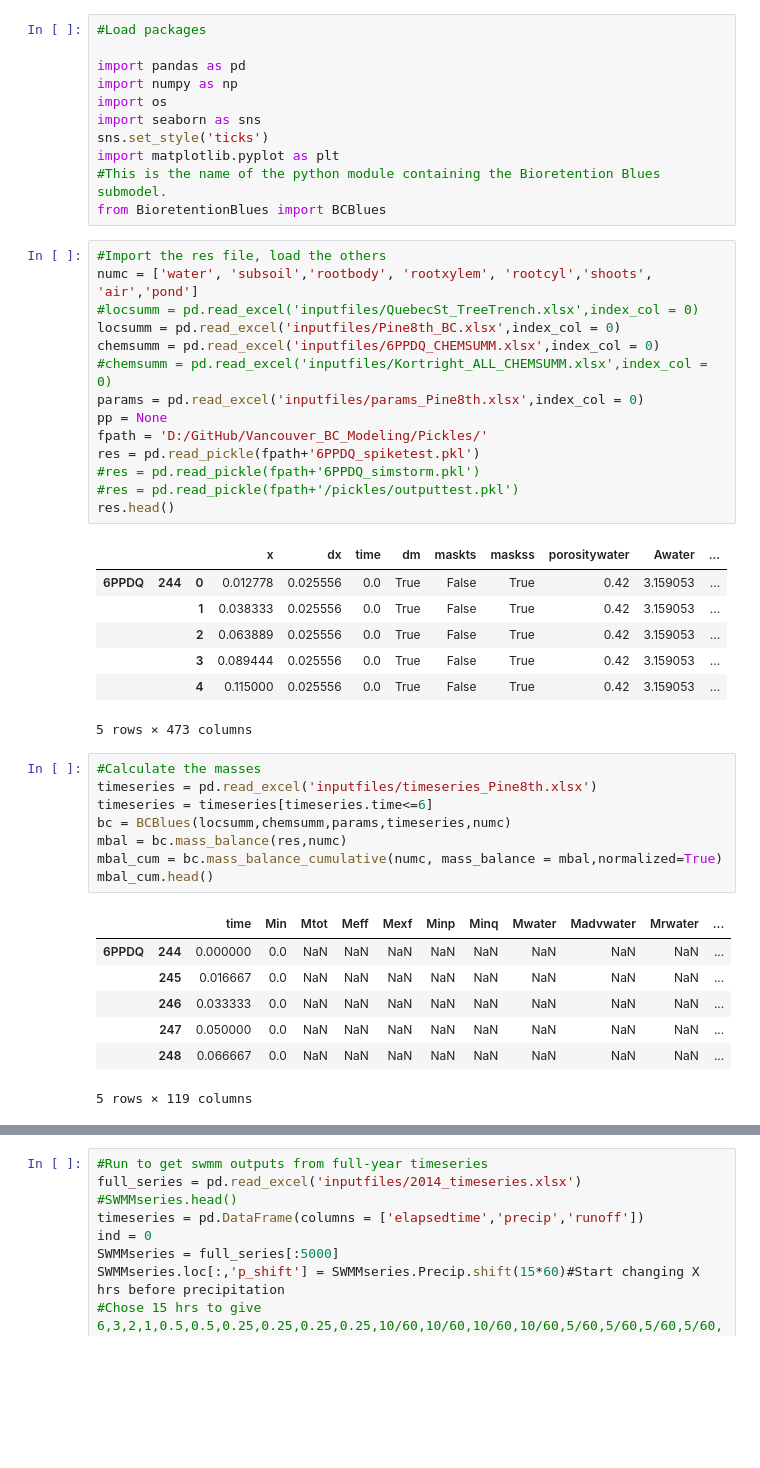
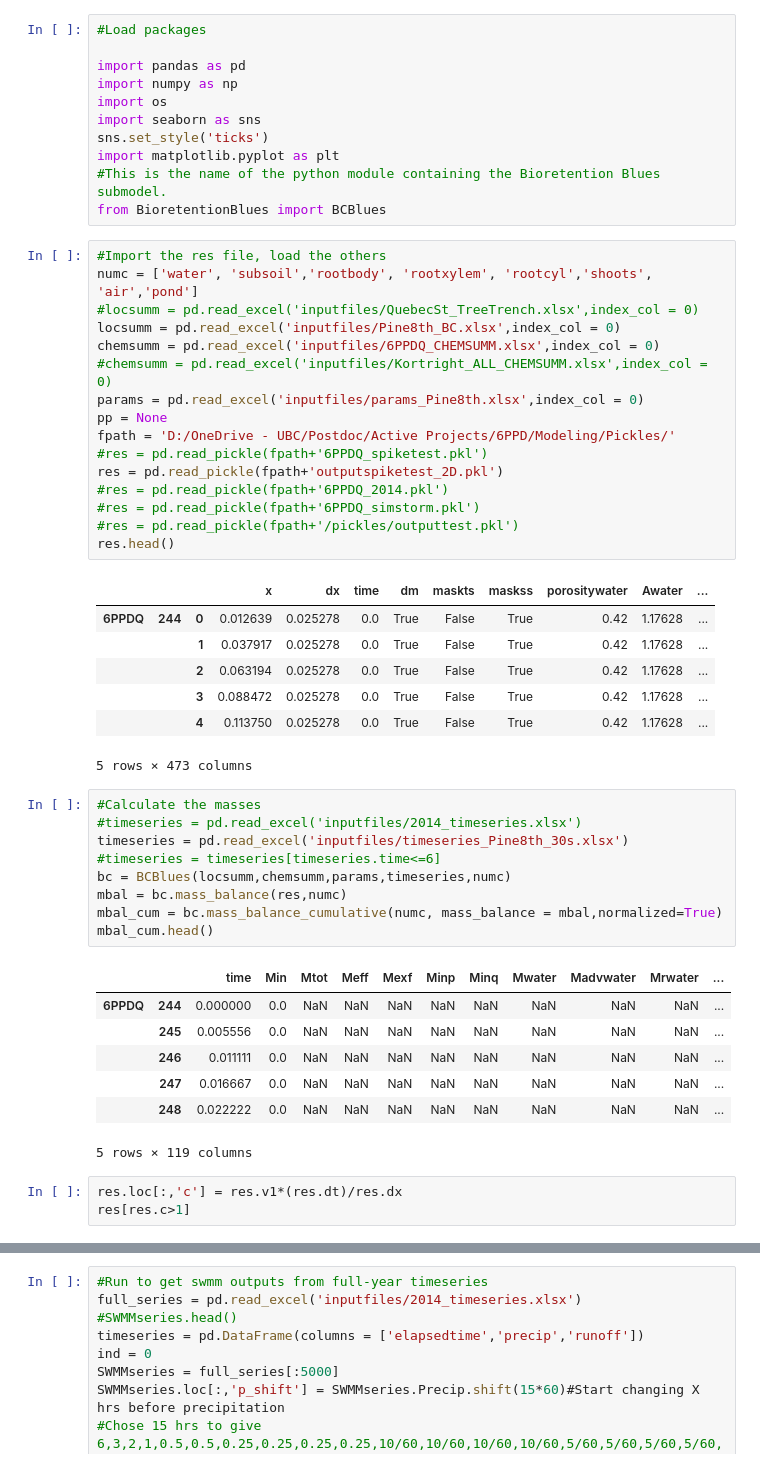
Before and after one commit to tfmrodge/SubsurfaceSinks, a Jupyter notebook: Pine & 8th BC Plotting.ipynb, the cells around one changed output, grey strips where cells are left out. Cells and saved outputs as stored; diff of their text form; blank space fills up the shorter version.

```diff
--- a/Pine & 8th BC Plotting.ipynb
+++ b/Pine & 8th BC Plotting.ipynb
@@ -14,29 +14,32 @@ from BioretentionBlues import BCBlues
 # %%
 #Import the res file, load the others
 numc = ['water', 'subsoil','rootbody', 'rootxylem', 'rootcyl','shoots', 'air','pond']
 #locsumm = pd.read_excel('inputfiles/QuebecSt_TreeTrench.xlsx',index_col = 0)
 locsumm = pd.read_excel('inputfiles/Pine8th_BC.xlsx',index_col = 0)
 chemsumm = pd.read_excel('inputfiles/6PPDQ_CHEMSUMM.xlsx',index_col = 0)
 #chemsumm = pd.read_excel('inputfiles/Kortright_ALL_CHEMSUMM.xlsx',index_col = 0)
 params = pd.read_excel('inputfiles/params_Pine8th.xlsx',index_col = 0)
 pp = None
-fpath = 'D:/GitHub/Vancouver_BC_Modeling/Pickles/'
-res = pd.read_pickle(fpath+'6PPDQ_spiketest.pkl')
+fpath = 'D:/OneDrive - UBC/Postdoc/Active Projects/6PPD/Modeling/Pickles/'
+#res = pd.read_pickle(fpath+'6PPDQ_spiketest.pkl')
+res = pd.read_pickle(fpath+'outputspiketest_2D.pkl')
+#res = pd.read_pickle(fpath+'6PPDQ_2014.pkl')
 #res = pd.read_pickle(fpath+'6PPDQ_simstorm.pkl')
 #res = pd.read_pickle(fpath+'/pickles/outputtest.pkl')
 res.head()
 # %% [output]
 |  |  |  | x | dx | time | dm | maskts | maskss | porositywater | Awater | ... |
-| 6PPDQ | 244 | 0 | 0.012778 | 0.025556 | 0.0 | True | False | True | 0.42 | 3.159053 | ... |
-|  |  | 1 | 0.038333 | 0.025556 | 0.0 | True | False | True | 0.42 | 3.159053 | ... |
-|  |  | 2 | 0.063889 | 0.025556 | 0.0 | True | False | True | 0.42 | 3.159053 | ... |
-|  |  | 3 | 0.089444 | 0.025556 | 0.0 | True | False | True | 0.42 | 3.159053 | ... |
-|  |  | 4 | 0.115000 | 0.025556 | 0.0 | True | False | True | 0.42 | 3.159053 | ... |
+| 6PPDQ | 244 | 0 | 0.012639 | 0.025278 | 0.0 | True | False | True | 0.42 | 1.17628 | ... |
+|  |  | 1 | 0.037917 | 0.025278 | 0.0 | True | False | True | 0.42 | 1.17628 | ... |
+|  |  | 2 | 0.063194 | 0.025278 | 0.0 | True | False | True | 0.42 | 1.17628 | ... |
+|  |  | 3 | 0.088472 | 0.025278 | 0.0 | True | False | True | 0.42 | 1.17628 | ... |
+|  |  | 4 | 0.113750 | 0.025278 | 0.0 | True | False | True | 0.42 | 1.17628 | ... |
 5 rows × 473 columns
 # %%
 #Calculate the masses
-timeseries = pd.read_excel('inputfiles/timeseries_Pine8th.xlsx')
-timeseries = timeseries[timeseries.time<=6]
+#timeseries = pd.read_excel('inputfiles/2014_timeseries.xlsx')
+timeseries = pd.read_excel('inputfiles/timeseries_Pine8th_30s.xlsx')
+#timeseries = timeseries[timeseries.time<=6]
 bc = BCBlues(locsumm,chemsumm,params,timeseries,numc)
 mbal = bc.mass_balance(res,numc)
 mbal_cum = bc.mass_balance_cumulative(numc, mass_balance = mbal,normalized=True)
@@ -44,11 +47,14 @@ mbal_cum.head()
 # %% [output]
 |  |  | time | Min | Mtot | Meff | Mexf | Minp | Minq | Mwater | Madvwater | Mrwater | ... |
 | 6PPDQ | 244 | 0.000000 | 0.0 | NaN | NaN | NaN | NaN | NaN | NaN | NaN | NaN | ... |
-|  | 245 | 0.016667 | 0.0 | NaN | NaN | NaN | NaN | NaN | NaN | NaN | NaN | ... |
-|  | 246 | 0.033333 | 0.0 | NaN | NaN | NaN | NaN | NaN | NaN | NaN | NaN | ... |
-|  | 247 | 0.050000 | 0.0 | NaN | NaN | NaN | NaN | NaN | NaN | NaN | NaN | ... |
-|  | 248 | 0.066667 | 0.0 | NaN | NaN | NaN | NaN | NaN | NaN | NaN | NaN | ... |
+|  | 245 | 0.005556 | 0.0 | NaN | NaN | NaN | NaN | NaN | NaN | NaN | NaN | ... |
+|  | 246 | 0.011111 | 0.0 | NaN | NaN | NaN | NaN | NaN | NaN | NaN | NaN | ... |
+|  | 247 | 0.016667 | 0.0 | NaN | NaN | NaN | NaN | NaN | NaN | NaN | NaN | ... |
+|  | 248 | 0.022222 | 0.0 | NaN | NaN | NaN | NaN | NaN | NaN | NaN | NaN | ... |
 5 rows × 119 columns
+# %%
+res.loc[:,'c'] = res.v1*(res.dt)/res.dx
+res[res.c>1]
 # %%
 #Plot the figure. Choose the compound and the time to display (in hours).
 compound = '6PPDQ'#'Bromide'#use same name as in chemsumm
```
Also changed, not shown: parts of 17 cells of this notebook, 8 other files.
